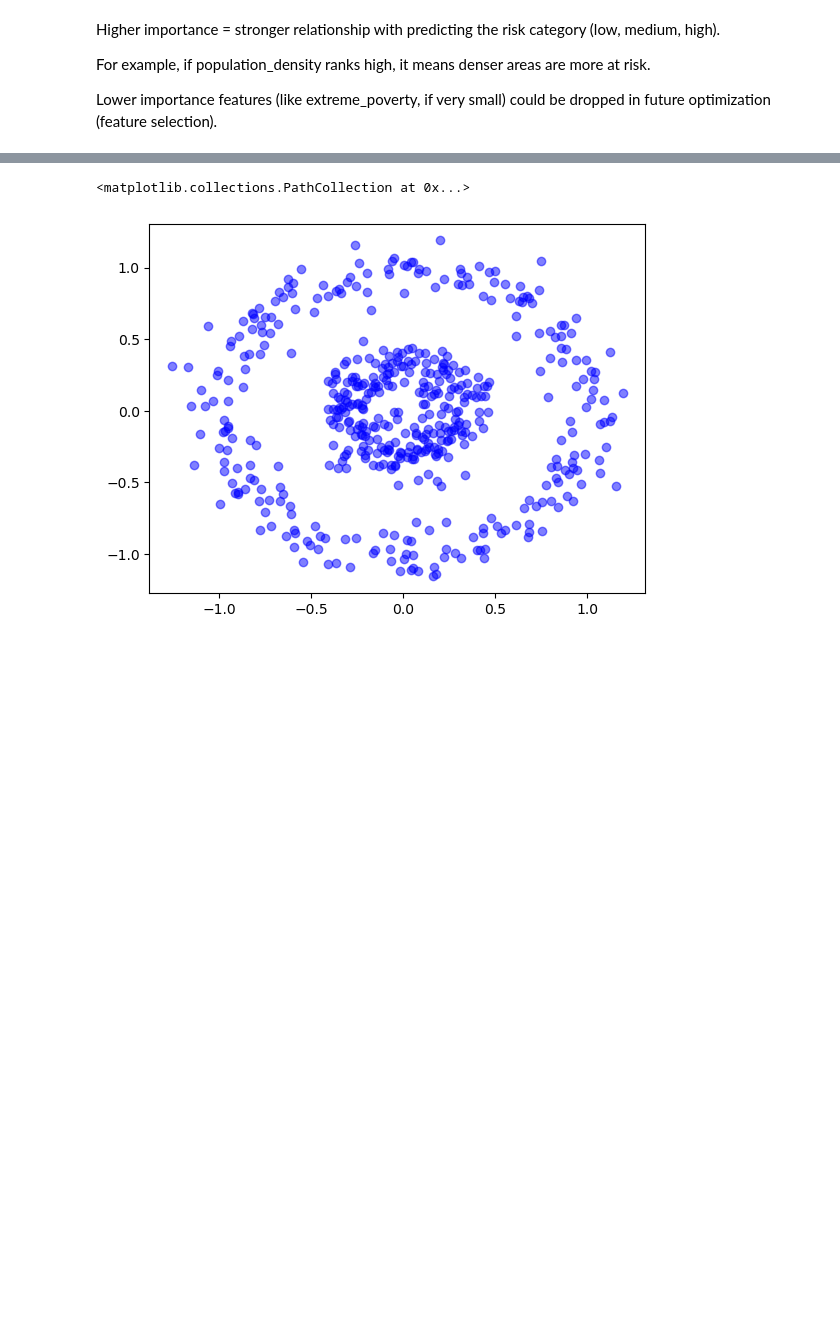
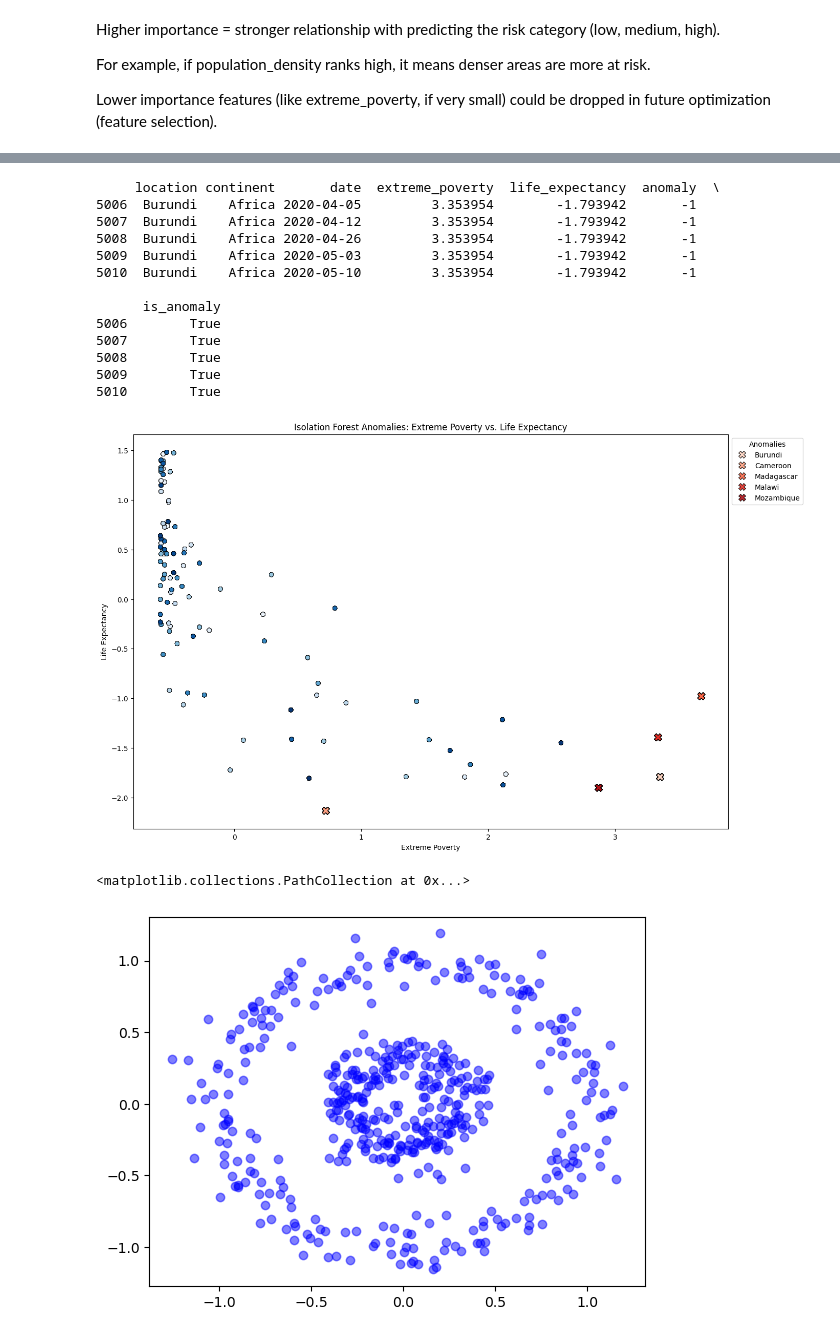
Before and after one commit to 222josey/DS1-Group-Project, a Jupyter notebook: ds1gp (1).ipynb, the cells around one changed output, grey strips where cells are left out. Saved outputs shown, nothing was run; the diff lists cells and outputs as text; code cells hidden in the pictures; blank space fills up the shorter version.

```diff
--- a/ds1gp (1).ipynb
+++ b/ds1gp (1).ipynb
@@ -613 +673,64 @@ plt.show()
+# %%
+features = ['extreme_poverty', 'life_expectancy']
+X = sub_scaled_numerical[features]
+
+# create isolation forest model
+model = IsolationForest(n_estimators=200, contamination=0.05, random_state=0)
+anomaly_labels = model.fit_predict(X)
+
+# create results df with metadata
+results = sub[['location', 'continent', 'date']].iloc[X.index].copy()
+results['extreme_poverty'] = sub_scaled_numerical['extreme_poverty'].iloc[X.index].values
+results['life_expectancy'] = sub_scaled_numerical['life_expectancy'].iloc[X.index].values
+results['anomaly'] = anomaly_labels
+results['is_anomaly'] = results['anomaly'] == -1
+print(results[results['is_anomaly']].head())
+
+# create scatter plot: points will be colored by country using 'hue' and assigned color palette
+plt.figure(figsize=(15, 10))
+sns.scatterplot(
+    data=results[results['is_anomaly'] == False],
+    x='extreme_poverty',
+    y='life_expectancy',
+    hue='location',
+    palette='Blues',
+    alpha=0.6,
+    edgecolor='k',
+    legend=False,
+    marker='o'
+)
+
+# anomaly points (colored by country and marked with 'x')
+sns.scatterplot(
+    data=results[results['is_anomaly'] == True],
+    x='extreme_poverty',
+    y='life_expectancy',
+    hue='location',
+    palette='Reds',
+    alpha=0.9,
+    edgecolor='k',
+    marker='X',
+    s=100
+)
+
+plt.title("Isolation Forest Anomalies: Extreme Poverty vs. Life Expectancy")
+plt.legend(title="Anomalies", bbox_to_anchor=(1, 1), loc='upper left')
+plt.xlabel("Extreme Poverty")
+plt.ylabel("Life Expectancy")
+plt.show()
+# %% [output]
+     location continent       date  extreme_poverty  life_expectancy  anomaly  \
+5006  Burundi    Africa 2020-04-05         3.353954        -1.793942       -1
+5007  Burundi    Africa 2020-04-12         3.353954        -1.793942       -1
+5008  Burundi    Africa 2020-04-26         3.353954        -1.793942       -1
+5009  Burundi    Africa 2020-05-03         3.353954        -1.793942       -1
+5010  Burundi    Africa 2020-05-10         3.353954        -1.793942       -1
+
+      is_anomaly
+5006        True
+5007        True
+5008        True
+5009        True
+5010        True
+[figure, added]
 # %%
```
Also changed, not shown: parts of 11 cells of this notebook, 1 other file.
